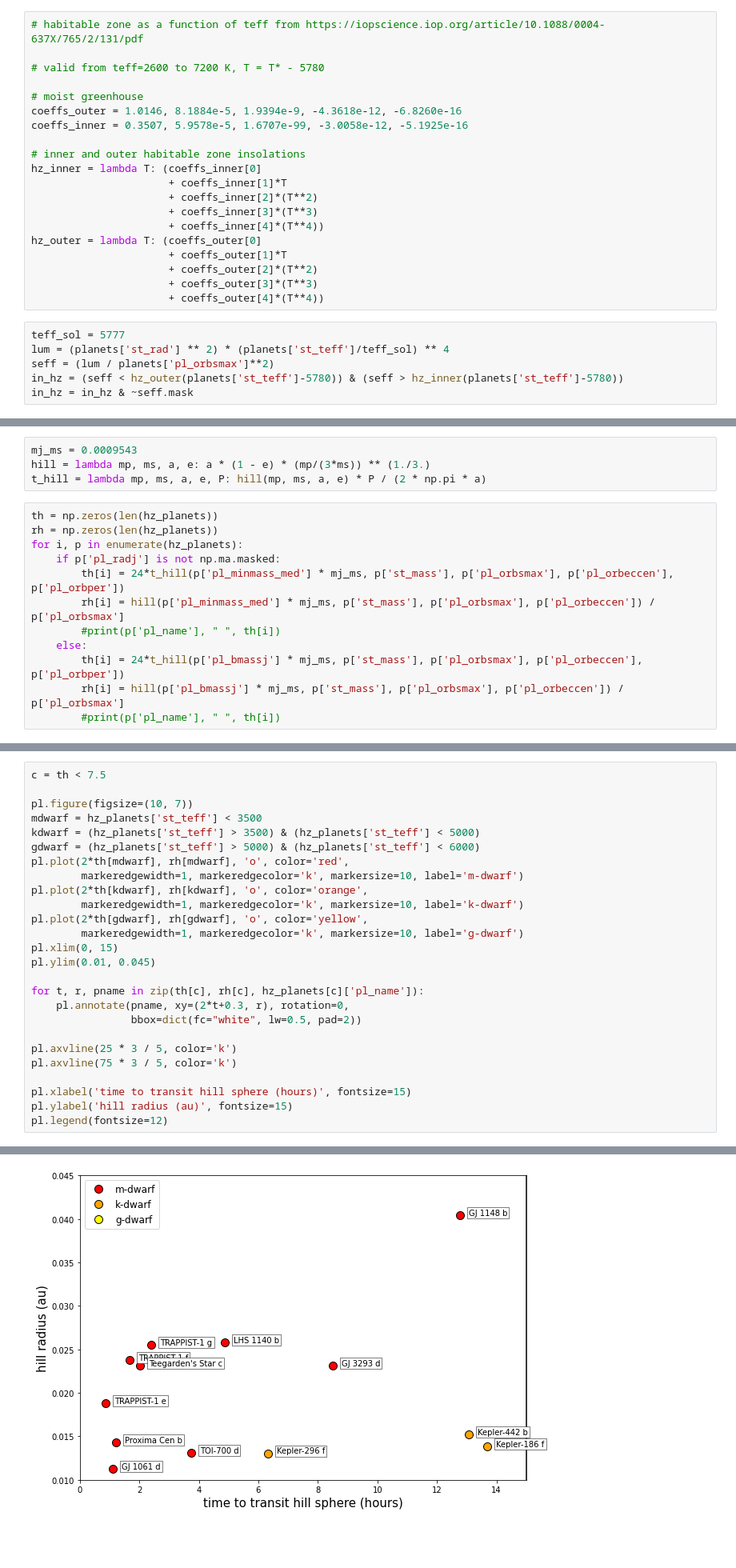
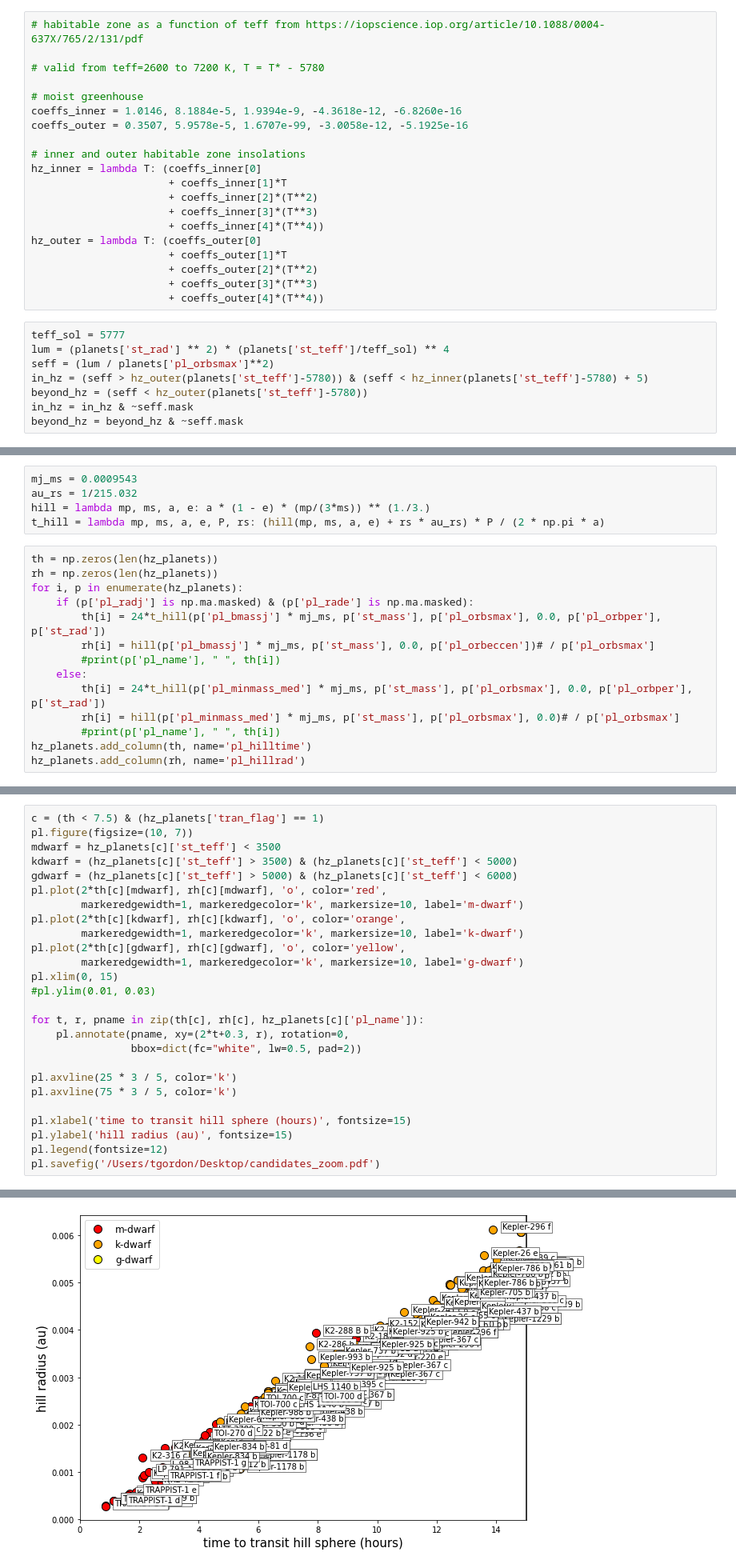
Before and after one commit to tagordon/exomoons, a Jupyter notebook: notebooks/targets.ipynb, the cells around one changed output, grey strips where cells are left out. Shown: that part at 80% size. Cells and saved outputs as stored; diff of their text form; blank space fills up the shorter version.

```diff
--- a/notebooks/targets.ipynb
+++ b/notebooks/targets.ipynb
@@ -11,8 +11,8 @@ planets = Table.read('../planets.txt', format='csv')
 # valid from teff=2600 to 7200 K, T = T* - 5780
 
 # moist greenhouse
-coeffs_outer = 1.0146, 8.1884e-5, 1.9394e-9, -4.3618e-12, -6.8260e-16
-coeffs_inner = 0.3507, 5.9578e-5, 1.6707e-99, -3.0058e-12, -5.1925e-16
+coeffs_inner = 1.0146, 8.1884e-5, 1.9394e-9, -4.3618e-12, -6.8260e-16
+coeffs_outer = 0.3507, 5.9578e-5, 1.6707e-99, -3.0058e-12, -5.1925e-16
 
 # inner and outer habitable zone insolations
 hz_inner = lambda T: (coeffs_inner[0]
@@ -29,8 +29,10 @@ hz_outer = lambda T: (coeffs_outer[0]
 teff_sol = 5777
 lum = (planets['st_rad'] ** 2) * (planets['st_teff']/teff_sol) ** 4
 seff = (lum / planets['pl_orbsmax']**2)
-in_hz = (seff < hz_outer(planets['st_teff']-5780)) & (seff > hz_inner(planets['st_teff']-5780))
+in_hz = (seff > hz_outer(planets['st_teff']-5780)) & (seff < hz_inner(planets['st_teff']-5780) + 5)
+beyond_hz = (seff < hz_outer(planets['st_teff']-5780))
 in_hz = in_hz & ~seff.mask
+beyond_hz = beyond_hz & ~seff.mask
 # %%
 import sys
 sys.path.append('../forecaster')
@@ -62,17 +120,20 @@ hz_planets.add_column(np.ma.masked_where(minmass_plus == -1, minmass_plus), name
 hz_planets.add_column(np.ma.masked_where(minmass_minus == -1, minmass_minus), name='pl_minmass_minus')
 # %%
 mj_ms = 0.0009543
+au_rs = 1/215.032
 hill = lambda mp, ms, a, e: a * (1 - e) * (mp/(3*ms)) ** (1./3.)
-t_hill = lambda mp, ms, a, e, P: hill(mp, ms, a, e) * P / (2 * np.pi * a)
+t_hill = lambda mp, ms, a, e, P, rs: (hill(mp, ms, a, e) + rs * au_rs) * P / (2 * np.pi * a)
 # %%
 th = np.zeros(len(hz_planets))
 rh = np.zeros(len(hz_planets))
 for i, p in enumerate(hz_planets):
-    if p['pl_radj'] is not np.ma.masked:
-        th[i] = 24*t_hill(p['pl_minmass_med'] * mj_ms, p['st_mass'], p['pl_orbsmax'], p['pl_orbeccen'], p['pl_orbper'])
-        rh[i] = hill(p['pl_minmass_med'] * mj_ms, p['st_mass'], p['pl_orbsmax'], p['pl_orbeccen']) / p['pl_orbsmax']
+    if (p['pl_radj'] is np.ma.masked) & (p['pl_rade'] is np.ma.masked):
+        th[i] = 24*t_hill(p['pl_bmassj'] * mj_ms, p['st_mass'], p['pl_orbsmax'], 0.0, p['pl_orbper'], p['st_rad'])
+        rh[i] = hill(p['pl_bmassj'] * mj_ms, p['st_mass'], 0.0, p['pl_orbeccen'])# / p['pl_orbsmax']
         #print(p['pl_name'], " ", th[i])
     else:
-        th[i] = 24*t_hill(p['pl_bmassj'] * mj_ms, p['st_mass'], p['pl_orbsmax'], p['pl_orbeccen'], p['pl_orbper'])
-        rh[i] = hill(p['pl_bmassj'] * mj_ms, p['st_mass'], p['pl_orbsmax'], p['pl_orbeccen']) / p['pl_orbsmax']
+        th[i] = 24*t_hill(p['pl_minmass_med'] * mj_ms, p['st_mass'], p['pl_orbsmax'], 0.0, p['pl_orbper'], p['st_rad'])
+        rh[i] = hill(p['pl_minmass_med'] * mj_ms, p['st_mass'], p['pl_orbsmax'], 0.0)# / p['pl_orbsmax']
         #print(p['pl_name'], " ", th[i])
+hz_planets.add_column(th, name='pl_hilltime')
+hz_planets.add_column(rh, name='pl_hillrad')
@@ -137,18 +248,17 @@ pl.legend(fontsize=12)
 # %%
-c = th < 7.5
-
+c = (th < 7.5) & (hz_planets['tran_flag'] == 1)
 pl.figure(figsize=(10, 7))
-mdwarf = hz_planets['st_teff'] < 3500
-kdwarf = (hz_planets['st_teff'] > 3500) & (hz_planets['st_teff'] < 5000)
-gdwarf = (hz_planets['st_teff'] > 5000) & (hz_planets['st_teff'] < 6000)
-pl.plot(2*th[mdwarf], rh[mdwarf], 'o', color='red',
+mdwarf = hz_planets[c]['st_teff'] < 3500
+kdwarf = (hz_planets[c]['st_teff'] > 3500) & (hz_planets[c]['st_teff'] < 5000)
+gdwarf = (hz_planets[c]['st_teff'] > 5000) & (hz_planets[c]['st_teff'] < 6000)
+pl.plot(2*th[c][mdwarf], rh[c][mdwarf], 'o', color='red',
         markeredgewidth=1, markeredgecolor='k', markersize=10, label='m-dwarf')
-pl.plot(2*th[kdwarf], rh[kdwarf], 'o', color='orange',
+pl.plot(2*th[c][kdwarf], rh[c][kdwarf], 'o', color='orange',
         markeredgewidth=1, markeredgecolor='k', markersize=10, label='k-dwarf')
-pl.plot(2*th[gdwarf], rh[gdwarf], 'o', color='yellow',
+pl.plot(2*th[c][gdwarf], rh[c][gdwarf], 'o', color='yellow',
         markeredgewidth=1, markeredgecolor='k', markersize=10, label='g-dwarf')
 pl.xlim(0, 15)
-pl.ylim(0.01, 0.045)
+#pl.ylim(0.01, 0.03)
 
 for t, r, pname in zip(th[c], rh[c], hz_planets[c]['pl_name']):
     pl.annotate(pname, xy=(2*t+0.3, r), rotation=0,
@@ -160,4 +270,5 @@ pl.axvline(75 * 3 / 5, color='k')
 pl.xlabel('time to transit hill sphere (hours)', fontsize=15)
 pl.ylabel('hill radius (au)', fontsize=15)
 pl.legend(fontsize=12)
+pl.savefig('/Users/tgordon/Desktop/candidates_zoom.pdf')
 # %% [output]
@@ -165 +275 @@ pl.legend(fontsize=12)
-[figure, old version]
+[figure, new version]
```
Also changed, not shown: parts of 12 cells of this notebook, 10 other files.
